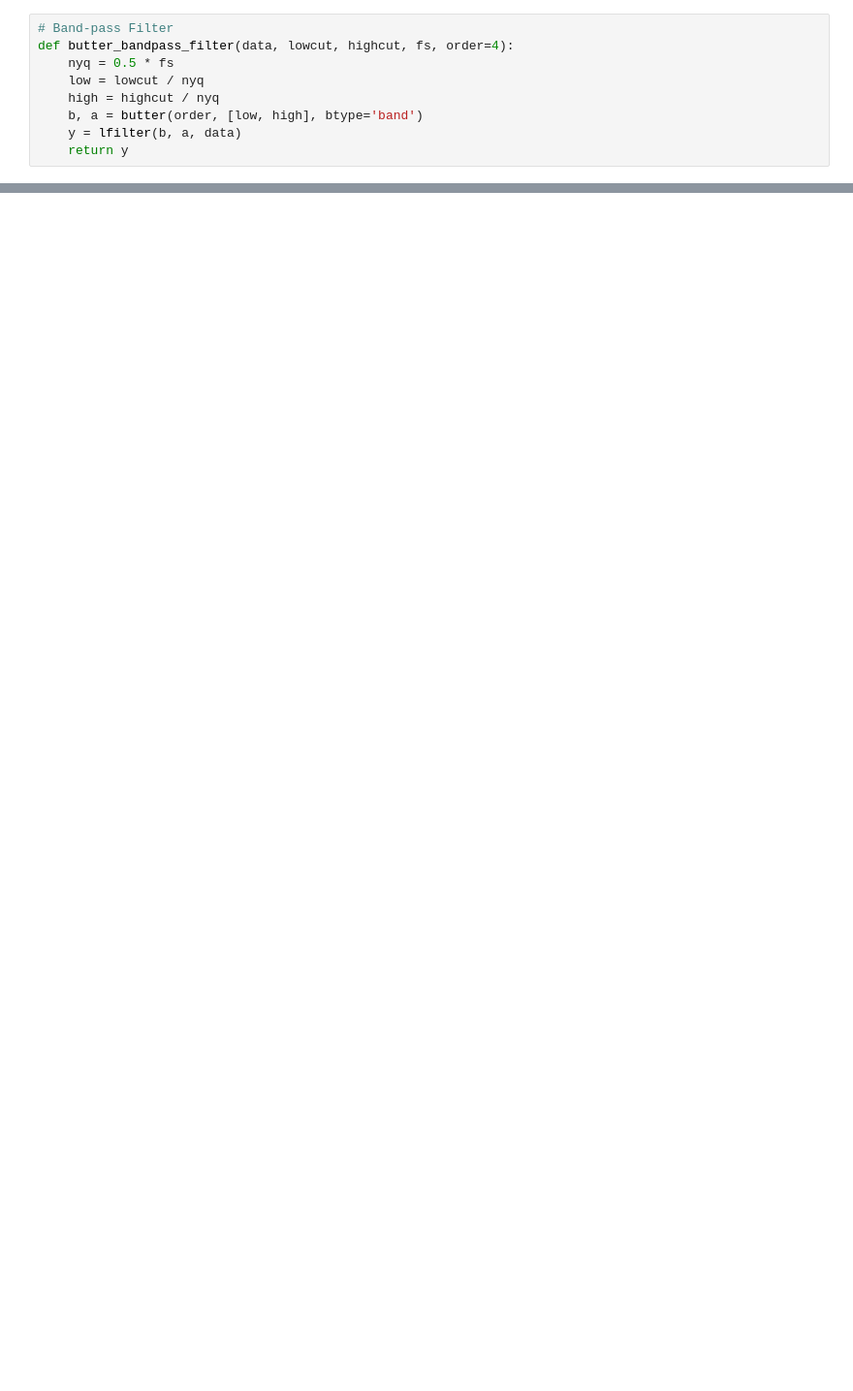
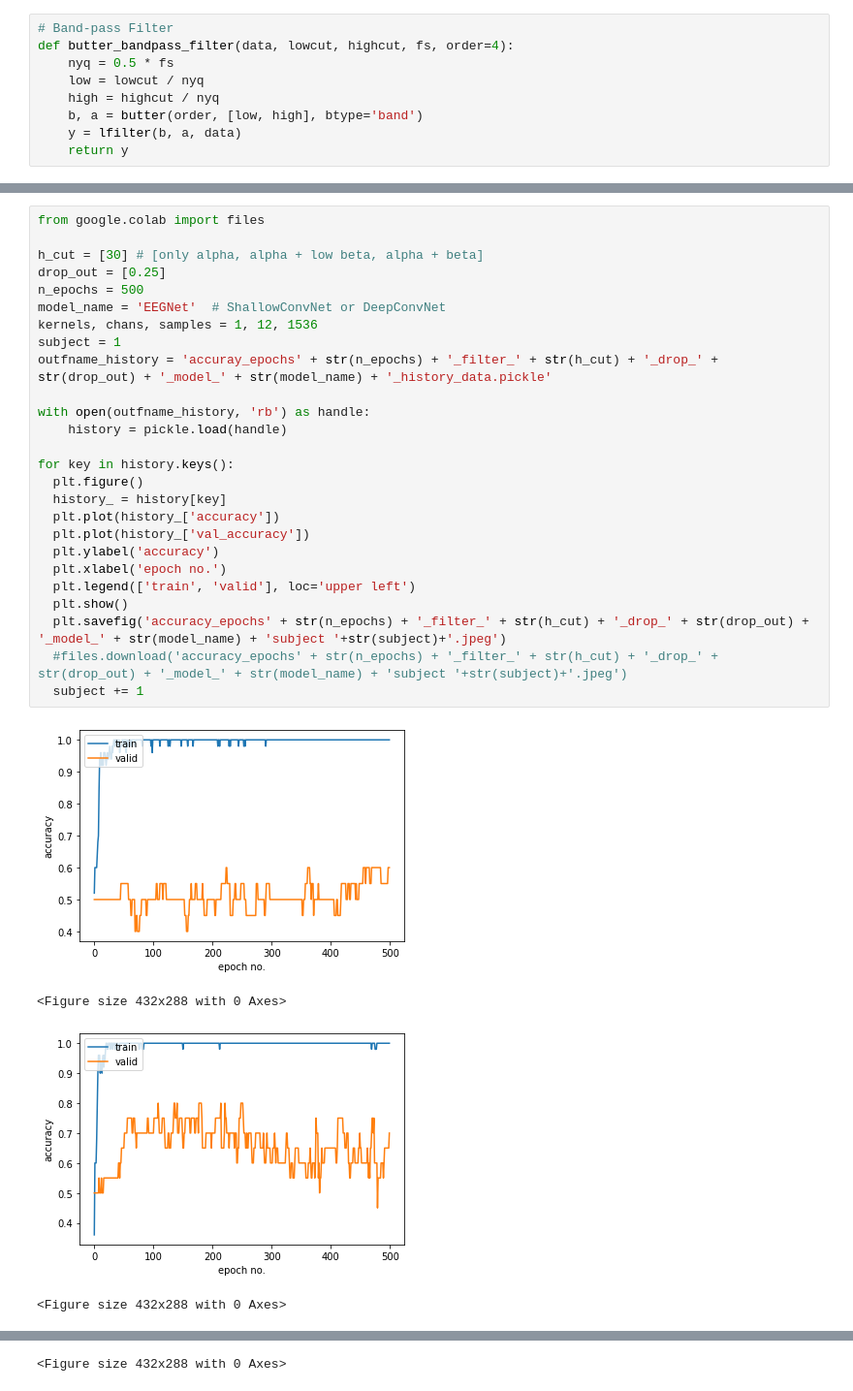
Before and after one commit to achrisk/Dissertation, a Jupyter notebook: within_data.ipynb, the cells around one changed output, grey strips where cells are left out. Shown at 97% size. Drawn from its saved outputs; the diff is of its cells as text; blank space fills up the shorter version.

```diff
--- a/within_data.ipynb
+++ b/within_data.ipynb
@@ -40,0 +343,31 @@ def butter_bandpass_filter(data, lowcut, highcut, fs, order=4):
+# %%
+from google.colab import files
+
+h_cut = [30] # [only alpha, alpha + low beta, alpha + beta]
+drop_out = [0.25]
+n_epochs = 500
+model_name = 'EEGNet'  # ShallowConvNet or DeepConvNet
+kernels, chans, samples = 1, 12, 1536
+subject = 1
+outfname_history = 'accuray_epochs' + str(n_epochs) + '_filter_' + str(h_cut) + '_drop_' + str(drop_out) + '_model_' + str(model_name) + '_history_data.pickle'
+
+with open(outfname_history, 'rb') as handle:
+    history = pickle.load(handle)
+
+for key in history.keys():
+  plt.figure()
+  history_ = history[key]
+  plt.plot(history_['accuracy'])
+  plt.plot(history_['val_accuracy'])
+  plt.ylabel('accuracy')
+  plt.xlabel('epoch no.')
+  plt.legend(['train', 'valid'], loc='upper left')
+  plt.show()
+  plt.savefig('accuracy_epochs' + str(n_epochs) + '_filter_' + str(h_cut) + '_drop_' + str(drop_out) + '_model_' + str(model_name) + 'subject '+str(subject)+'.jpeg')
+  #files.download('accuracy_epochs' + str(n_epochs) + '_filter_' + str(h_cut) + '_drop_' + str(drop_out) + '_model_' + str(model_name) + 'subject '+str(subject)+'.jpeg')
+  subject += 1
+# %% [output]
+[figure, added]
+<Figure size 432x288 with 0 Axes>
+[figure, added]
+<Figure size 432x288 with 0 Axes>
@@ -40,0 +375 @@ def butter_bandpass_filter(data, lowcut, highcut, fs, order=4):
+<Figure size 432x288 with 0 Axes>
```
Also changed, not shown: parts of 11 cells of this notebook.
